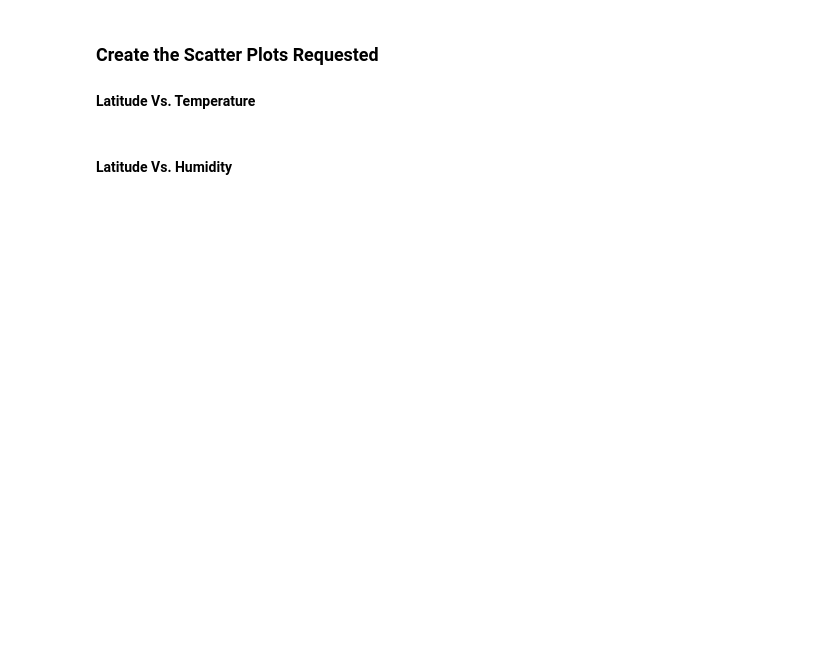
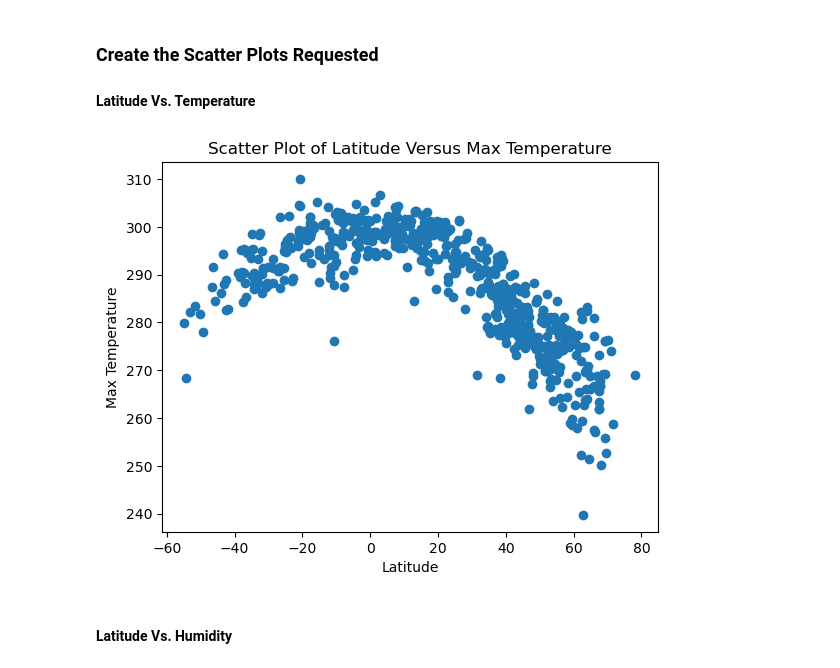
Before and after one commit to myseekl/python-api-challenge, a Jupyter notebook: WeatherPy.ipynb, the cells around one changed output. Cells and saved outputs as stored; diff of their text form; code cells hidden in the pictures; blank space fills up the shorter version.

Commit message:
completed Weather; start on Vacation and figure out class and dataframe.

```diff
--- a/WeatherPy.ipynb
+++ b/WeatherPy.ipynb
@@ -188,16 +214,20 @@ city_data_df.head()
 #### Latitude Vs. Temperature
 # %%
 # Build scatter plot for latitude vs. temperature
-# YOUR CODE HERE
+plt.scatter(city_data_df['Lat'], city_data_df['Max Temp'])
 
 # Incorporate the other graph properties
-# YOUR CODE HERE
+plt.title('Scatter Plot of Latitude Versus Max Temperature')
+plt.xlabel('Latitude')
+plt.ylabel('Max Temperature')
 
 # Save the figure
 plt.savefig("output_data/Fig1.png")
 
 # Show plot
 plt.show()
+# %% [output]
+[figure, added]
 # %% [markdown]
 #### Latitude Vs. Humidity
 # %%
```
Also changed, not shown: parts of 32 cells of this notebook, 5 other files.
